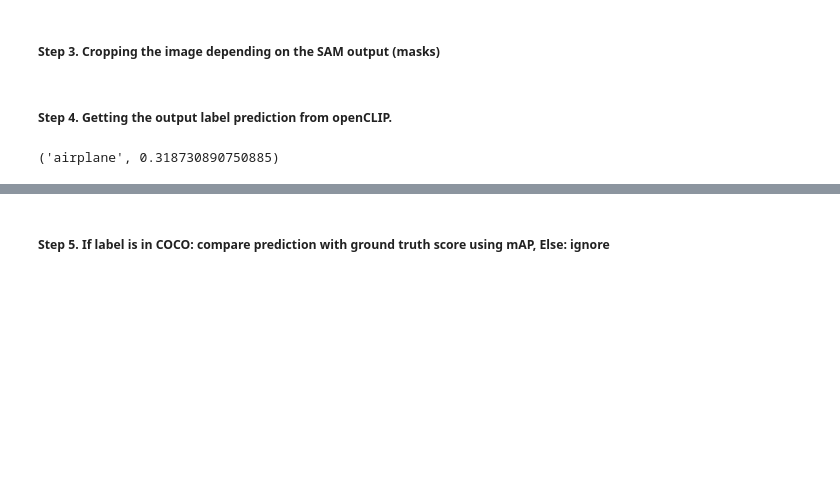
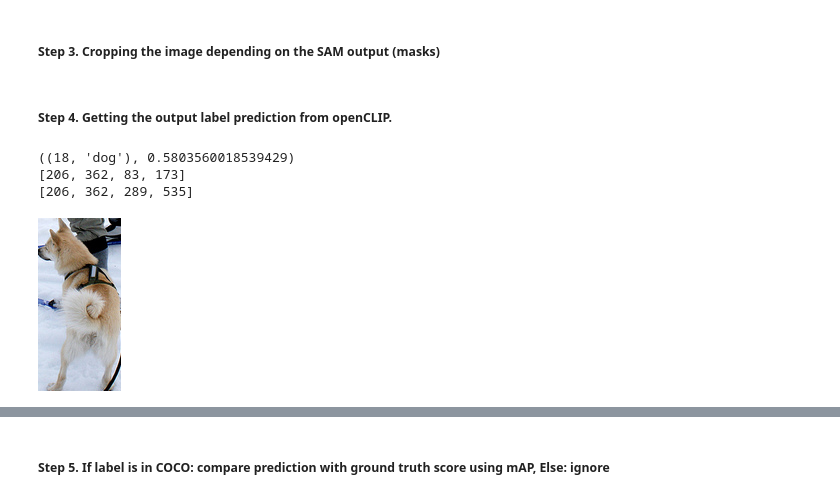
Before and after one commit to antoineross/Object-Detection-using-Segment-Anything, a Jupyter notebook: object_detection_tp copy.ipynb, the cells around one changed output, grey strips where cells are left out. Cells and saved outputs as stored; diff of their text form; code cells hidden in the pictures; blank space fills up the shorter version.

```diff
--- a/object_detection_tp copy.ipynb
+++ b/object_detection_tp copy.ipynb
@@ -164,9 +167,22 @@ def get_label(mask):
     # plt.axis('off')
     # plt.imshow(display_image)
     # plt.show()
-# %%
-print(get_label(2))
-# %% [output]
-('airplane', 0.318730890750885)
+# %%
+test_id = 6
+print(get_label(test_id))
+
+bbox_xywh = masks[test_id]['bbox']
+print(bbox_xywh)
+# Convert the bounding box to LURD format
+bbox_lurd = [bbox_xywh[0], bbox_xywh[1], bbox_xywh[0] + bbox_xywh[2],bbox_xywh[1] + bbox_xywh[3]]
+print(bbox_lurd)
+
+cropped_image = tempImg.crop(bbox_lurd) # Crop the image using the bounding box coordinates
+cropped_image.convert("RGB")
+# %% [output]
+((18, 'dog'), 0.5803560018539429)
+[206, 362, 83, 173]
+[206, 362, 289, 535]
+[figure, added]
 # %%
 # create a dictionary of labels and the corresponding probabilities
```
Also changed, not shown: parts of 18 cells of this notebook, 1 other file.
